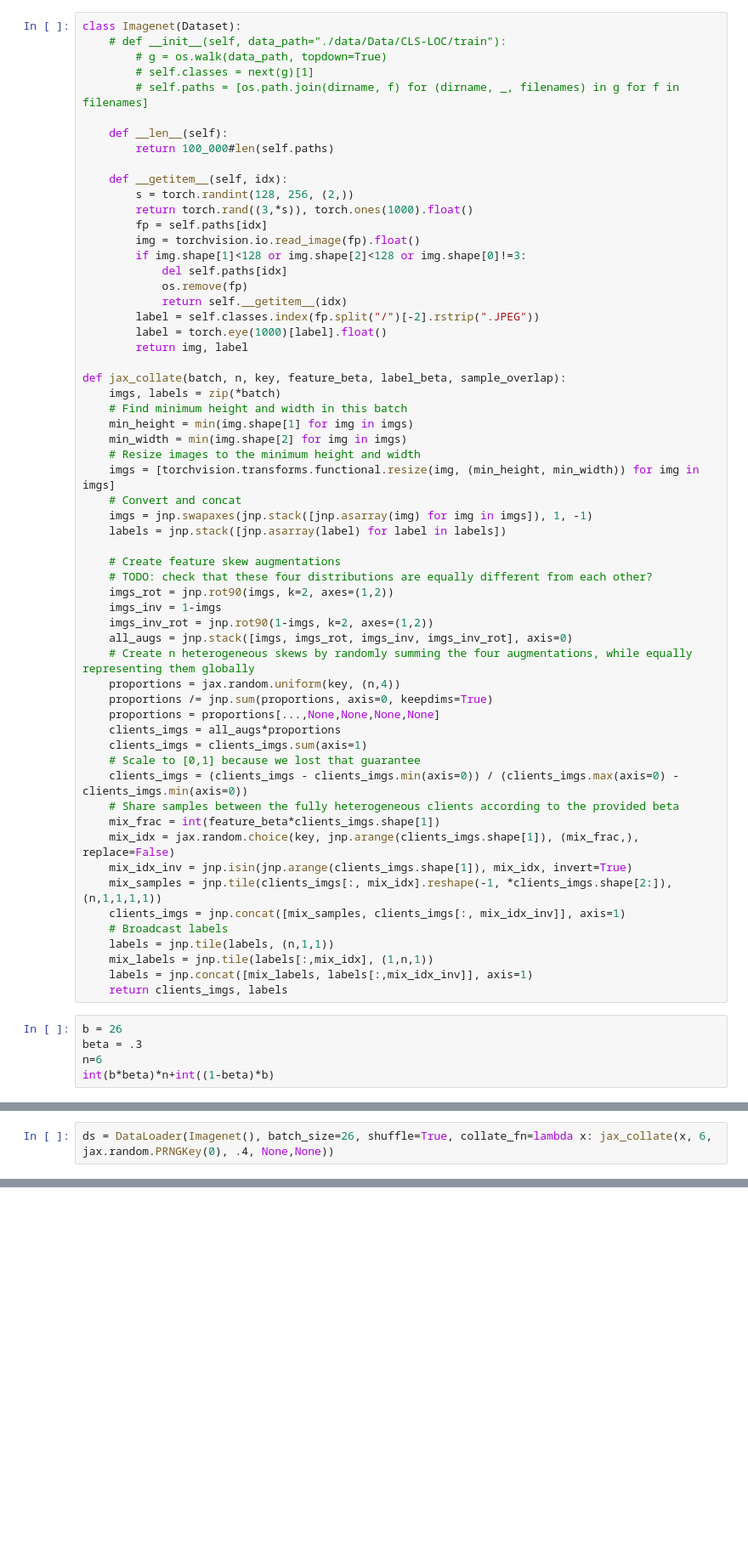
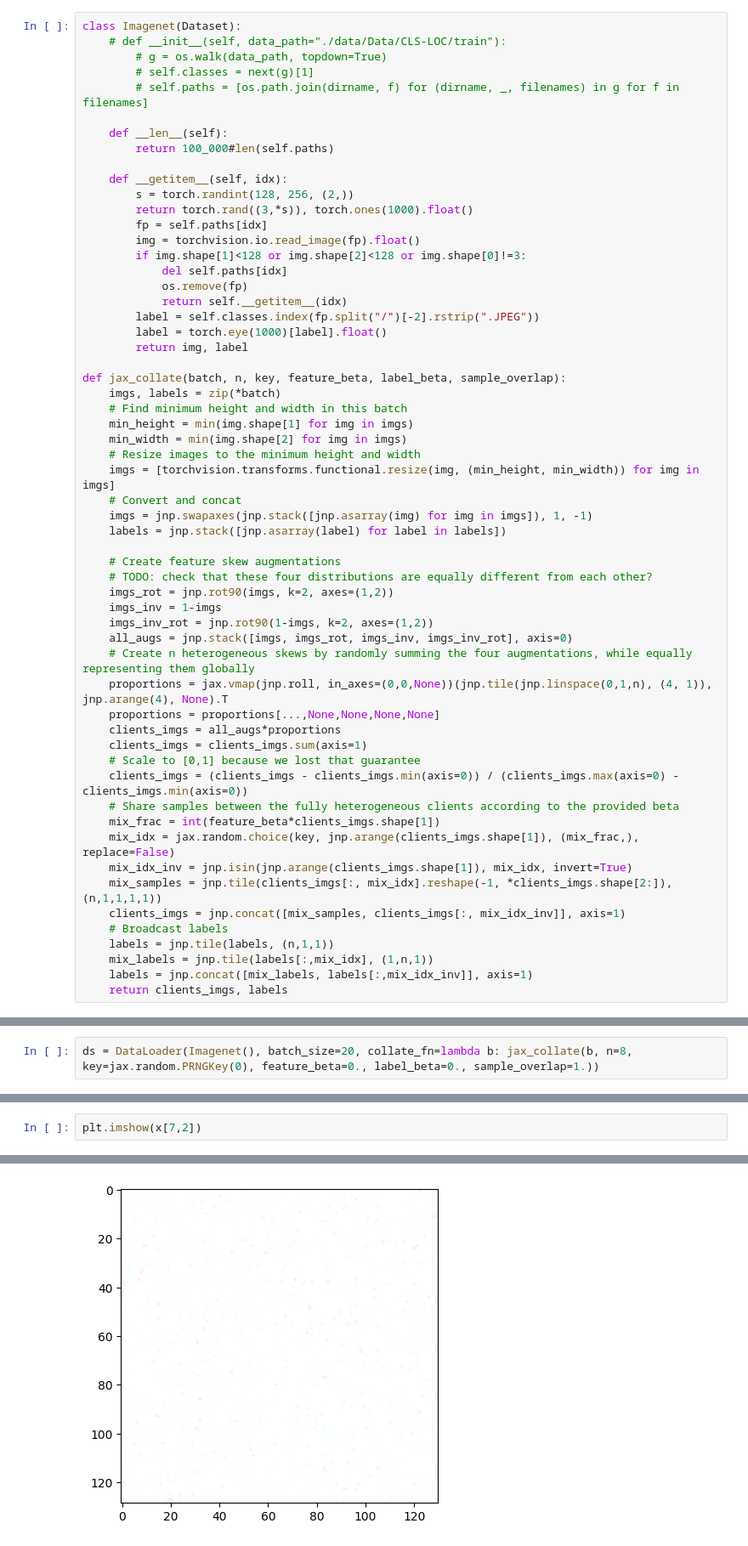
Before and after one commit to thijs-vanweezel/loss-symmetries-fl, a Jupyter notebook: exp.ipynb, the cells around one changed output, grey strips where cells are left out. Shown at 85% size. Drawn from its saved outputs; the diff is of its cells as text; blank space fills up the shorter version.

Commit message:
WIP fix data

```diff
--- a/exp.ipynb
+++ b/exp.ipynb
@@ -43,8 +44,7 @@ def jax_collate(batch, n, key, feature_beta, label_beta, sample_overlap):
     imgs_inv_rot = jnp.rot90(1-imgs, k=2, axes=(1,2))
     all_augs = jnp.stack([imgs, imgs_rot, imgs_inv, imgs_inv_rot], axis=0)
     # Create n heterogeneous skews by randomly summing the four augmentations, while equally representing them globally
-    proportions = jax.random.uniform(key, (n,4))
-    proportions /= jnp.sum(proportions, axis=0, keepdims=True)
+    proportions = jax.vmap(jnp.roll, in_axes=(0,0,None))(jnp.tile(jnp.linspace(0,1,n), (4, 1)), jnp.arange(4), None).T
     proportions = proportions[...,None,None,None,None]
     clients_imgs = all_augs*proportions
     clients_imgs = clients_imgs.sum(axis=1)
@@ -61,8 +61,3 @@ def jax_collate(batch, n, key, feature_beta, label_beta, sample_overlap):
     mix_labels = jnp.tile(labels[:,mix_idx], (1,n,1))
     labels = jnp.concat([mix_labels, labels[:,mix_idx_inv]], axis=1)
     return clients_imgs, labels
-# %%
-b = 26
-beta = .3
-n=6
-int(b*beta)*n+int((1-beta)*b)
@@ -71,3 +64,3 @@ int(b*beta)*n+int((1-beta)*b)
 # %%
-ds = DataLoader(Imagenet(), batch_size=26, shuffle=True, collate_fn=lambda x: jax_collate(x, 6, jax.random.PRNGKey(0), .4, None,None))
+ds = DataLoader(Imagenet(), batch_size=20, collate_fn=lambda b: jax_collate(b, n=8, key=jax.random.PRNGKey(0), feature_beta=0., label_beta=0., sample_overlap=1.))
 # %%
@@ -80,0 +69,3 @@ for x,y in ds:
+# %%
+plt.imshow(x[7,2])
+# %% [output]
@@ -80,0 +73 @@ for x,y in ds:
+[figure, added]
```
Also changed, not shown: parts of 7 cells of this notebook, 2 other files.
